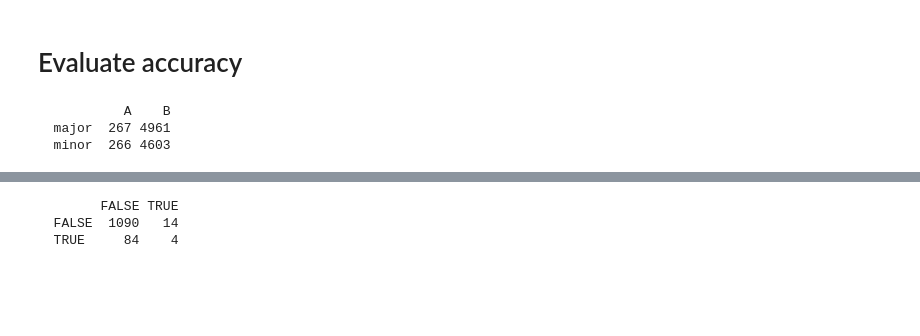
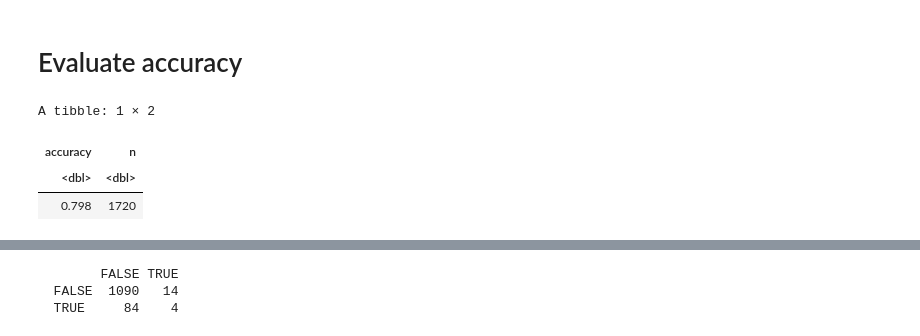
Before and after one commit to kharchenkolab/NumbatAnalysis, a Jupyter notebook: notebooks/expression_phasing.ipynb, the cells around one changed output, grey strips where cells are left out. Saved outputs shown, nothing was run; the diff lists cells and outputs as text; code cells hidden in the pictures; blank space fills up the shorter version.

```diff
--- a/notebooks/expression_phasing.ipynb
+++ b/notebooks/expression_phasing.ipynb
@@ -69,12 +42,26 @@ library(BiocParallel)
 acset = phase(acset, input = 'ac', weigh = FALSE, method = 'exhaust', verbosity = 1, bp_param = MulticoreParam(workers = 30))
 # %% [markdown]
 # Evaluate accuracy
-# %%
-acset$phasedfeat %>%
-inner_join(haplo_truth, by = c('var' = 'snp_id')) %>%
-mutate(haplo_exp = ifelse(hapA == alt, 'A', 'B')) %>%
-{table(.$haplo_truth, .$haplo_exp)}
-# %% [output]
-           A    B
-  major  267 4961
-  minor  266 4603
+# %%
+bulk_phased %>%
+group_by(CHROM, gene) %>%
+filter(row_number() == 1 | row_number() == n()) %>%
+group_by(CHROM) %>%
+mutate(
+    config = GT_truth == GT,
+    switch = c(NA, config[2:length(config)] != config[1:(length(config)-1)]),
+    inter_snp_cm = c(NA, cM[2:length(cM)] - cM[1:(length(cM)-1)])
+) %>%
+group_by(CHROM, gene) %>%
+filter(row_number() == 1) %>%
+ungroup() %>%
+summarise(
+    accuracy = 1-mean(na.omit(switch)),
+    n = n()
+) %>%
+signif(3)
+# %% [output]
+A tibble: 1 × 2
+| accuracy | n |
+| <dbl> | <dbl> |
+| 0.798 | 1720 |
```
Also changed, not shown: parts of 10 cells of this notebook, 10 other files.
